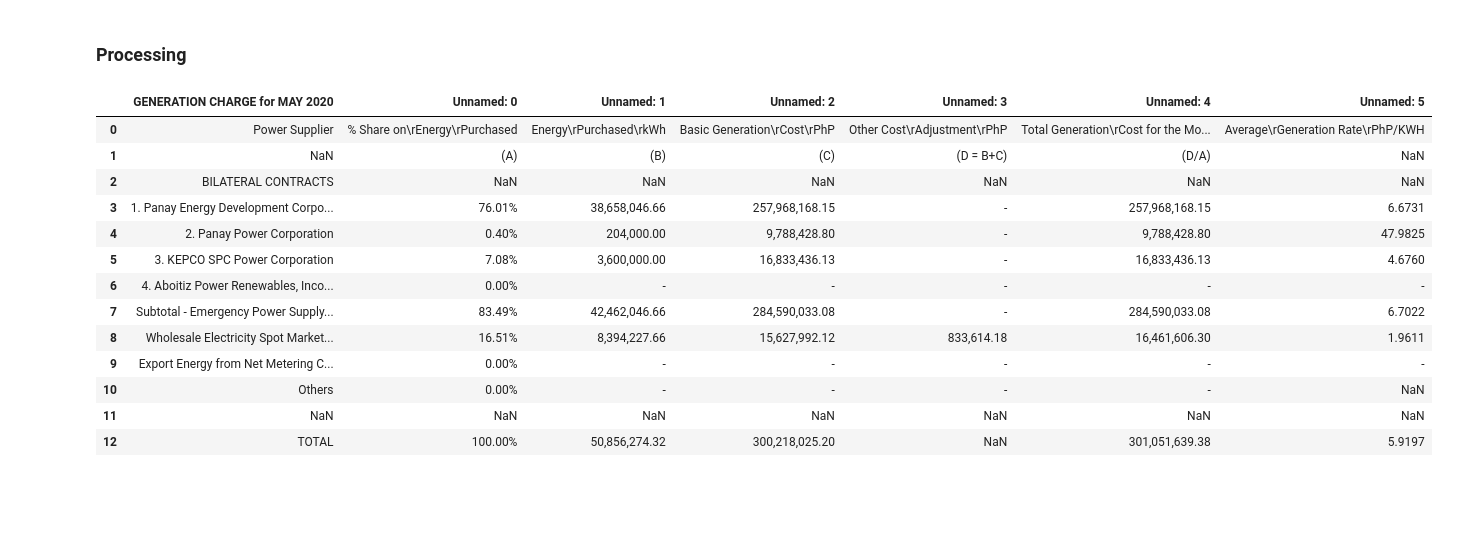
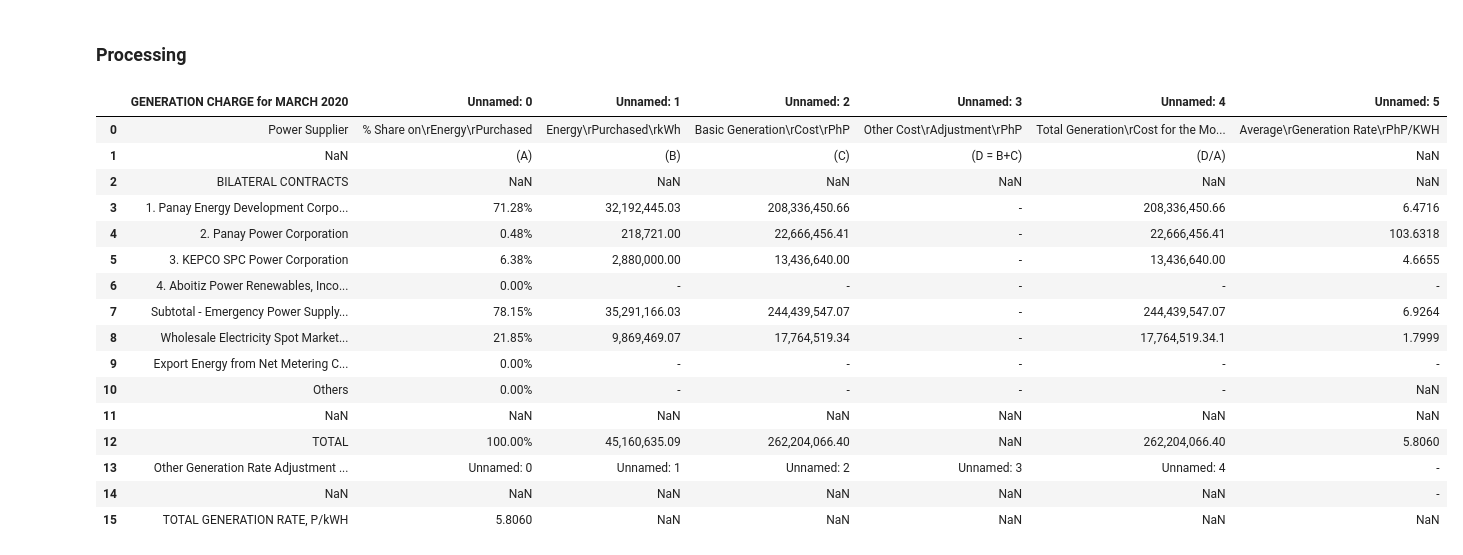
Before and after one commit to andreasenson/Scrape-DU-Generation-Charge, a Jupyter notebook: MEPC/scrape_MEPC.ipynb, the cells around one changed output. Saved outputs shown, nothing was run; the diff lists cells and outputs as text; code cells hidden in the pictures; blank space fills up the shorter version.

Commit message:
retrieved total value

```diff
--- a/MEPC/scrape_MEPC.ipynb
+++ b/MEPC/scrape_MEPC.ipynb
@@ -104,52 +104,71 @@ Downloaded pdf downloads/GenCharge_Mar2020.pdf
 # %% [markdown]
 ### **Processing**
 # %%
-#df = tabula.read_pdf("pdf downloads/GenCharge_May2020.pdf", lattice = True, pages = 'all')[0]
-
-# Path to the PDF file
-pdf_path = "pdf downloads/GenCharge_May2020.pdf"
+pdf_path = "pdf downloads/GenCharge_Mar2020.pdf"
 
 # Read all tables from the specified page(s)
 tables = tabula.read_pdf(pdf_path, lattice=True, pages='all', multiple_tables=True)
 
-# Ensure there are at least two tables
-if len(tables) < 2:
-    raise ValueError("There are fewer than 2 tables in the PDF.")
+# Ensure there is at least one table
+if not tables:
+    raise ValueError("No tables found in the PDF.")
 
 # Process the first table (assuming it has headers)
 first_table = tables[0]
 
-# Process the second table (assuming it should include its headers as a row)
-second_table = tables[1]
-
 # Extract column names from the first table
 first_table_columns = first_table.columns
 
-# Convert the header row of the second table to a DataFrame row
-second_table_header_as_row = pd.DataFrame([second_table.columns.tolist()], columns=second_table.columns)
+# Initialize a list to store processed DataFrames
+processed_tables = [first_table]
 
-# Append the header row to the second table data
-second_table_with_header_as_row = pd.concat([second_table_header_as_row, second_table], ignore_index=True)
+# Process each subsequent table
+for table in tables[1:]:
+    # Convert the header row of the current table to a DataFrame row
+    table_header_as_row = pd.DataFrame([table.columns.tolist()], columns=table.columns)
 
-# Rename columns of the second table to match the first table
-second_table_with_header_as_row.columns = first_table_columns
+    # Append the header row to the current table data
+    table_with_header_as_row = pd.concat([table_header_as_row, table], ignore_index=True)
 
-# Combine the first table with the modified second table
-combined_df = pd.concat([first_table, second_table_with_header_as_row], ignore_index=True)
+    # Check if the number of columns matches
+    if len(table_with_header_as_row.columns) != len(first_table_columns):
+        # Align columns by adding missing columns with NaN values
+        missing_cols = len(first_table_columns) - len(table_with_header_as_row.columns)
+        if missing_cols > 0:
+            # Add missing columns with NaN values
+            table_with_header_as_row = pd.concat(
+                [table_with_header_as_row, pd.DataFrame(columns=[f"Column_{i+1}" for i in range(missing_cols)])],
+                axis=1
+            )
+        elif missing_cols < 0:
+            # Truncate extra columns
+            table_with_header_as_row = table_with_header_as_row.iloc[:, :len(first_table_columns)]
 
-combined_df
+    # Rename columns of the current table to match the first table
+    table_with_header_as_row.columns = first_table_columns
+
+    # Append the table to the list of processed tables
+    processed_tables.append(table_with_header_as_row)
+
+# Combine all tables into a single DataFrame, stacking vertically
+df = pd.concat(processed_tables, ignore_index=True)
+
+df
 # %% [output]
-|  | GENERATION CHARGE for MAY 2020 | Unnamed: 0 | Unnamed: 1 | Unnamed: 2 | Unnamed: 3 | Unnamed: 4 | Unnamed: 5 |
+|  | GENERATION CHARGE for MARCH 2020 | Unnamed: 0 | Unnamed: 1 | Unnamed: 2 | Unnamed: 3 | Unnamed: 4 | Unnamed: 5 |
 | 0 | Power Supplier | % Share on\rEnergy\rPurchased | Energy\rPurchased\rkWh | Basic Generation\rCost\rPhP | Other Cost\rAdjustment\rPhP | Total Generation\rCost for the Mo... | Average\rGeneration Rate\rPhP/KWH |
 | 1 | NaN | (A) | (B) | (C) | (D = B+C) | (D/A) | NaN |
 | 2 | BILATERAL CONTRACTS | NaN | NaN | NaN | NaN | NaN | NaN |
-| 3 | 1. Panay Energy Development Corpo... | 76.01% | 38,658,046.66 | 257,968,168.15 | - | 257,968,168.15 | 6.6731 |
-| 4 | 2. Panay Power Corporation | 0.40% | 204,000.00 | 9,788,428.80 | - | 9,788,428.80 | 47.9825 |
-| 5 | 3. KEPCO SPC Power Corporation | 7.08% | 3,600,000.00 | 16,833,436.13 | - | 16,833,436.13 | 4.6760 |
+| 3 | 1. Panay Energy Development Corpo... | 71.28% | 32,192,445.03 | 208,336,450.66 | - | 208,336,450.66 | 6.4716 |
+| 4 | 2. Panay Power Corporation | 0.48% | 218,721.00 | 22,666,456.41 | - | 22,666,456.41 | 103.6318 |
+| 5 | 3. KEPCO SPC Power Corporation | 6.38% | 2,880,000.00 | 13,436,640.00 | - | 13,436,640.00 | 4.6655 |
 | 6 | 4. Aboitiz Power Renewables, Inco... | 0.00% | - | - | - | - | - |
-| 7 | Subtotal - Emergency Power Supply... | 83.49% | 42,462,046.66 | 284,590,033.08 | - | 284,590,033.08 | 6.7022 |
-| 8 | Wholesale Electricity Spot Market... | 16.51% | 8,394,227.66 | 15,627,992.12 | 833,614.18 | 16,461,606.30 | 1.9611 |
+| 7 | Subtotal - Emergency Power Supply... | 78.15% | 35,291,166.03 | 244,439,547.07 | - | 244,439,547.07 | 6.9264 |
+| 8 | Wholesale Electricity Spot Market... | 21.85% | 9,869,469.07 | 17,764,519.34 | - | 17,764,519.34.1 | 1.7999 |
 | 9 | Export Energy from Net Metering C... | 0.00% | - | - | - | - | - |
 | 10 | Others | 0.00% | - | - | - | - | NaN |
 | 11 | NaN | NaN | NaN | NaN | NaN | NaN | NaN |
-| 12 | TOTAL | 100.00% | 50,856,274.32 | 300,218,025.20 | NaN | 301,051,639.38 | 5.9197 |
+| 12 | TOTAL | 100.00% | 45,160,635.09 | 262,204,066.40 | NaN | 262,204,066.40 | 5.8060 |
+| 13 | Other Generation Rate Adjustment ... | Unnamed: 0 | Unnamed: 1 | Unnamed: 2 | Unnamed: 3 | Unnamed: 4 | - |
+| 14 | NaN | NaN | NaN | NaN | NaN | NaN | - |
+| 15 | TOTAL GENERATION RATE, P/kWH | 5.8060 | NaN | NaN | NaN | NaN | NaN |
```
Also changed, not shown: parts of 4 cells of this notebook.
